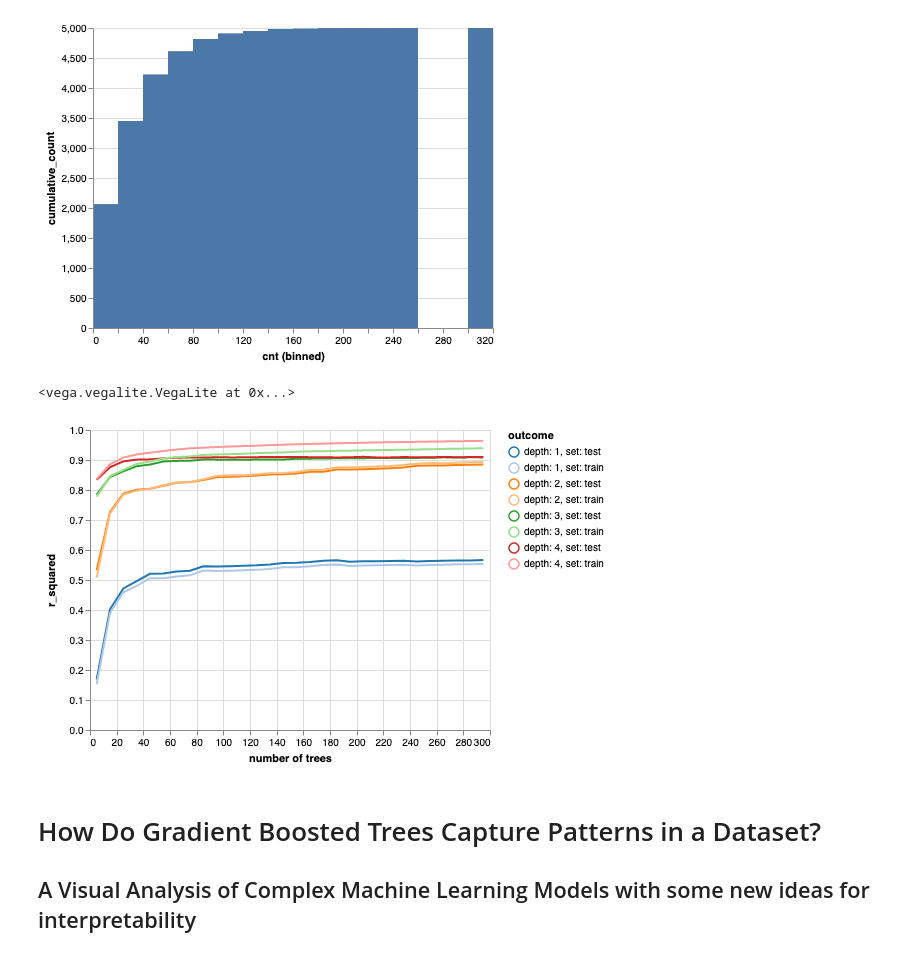
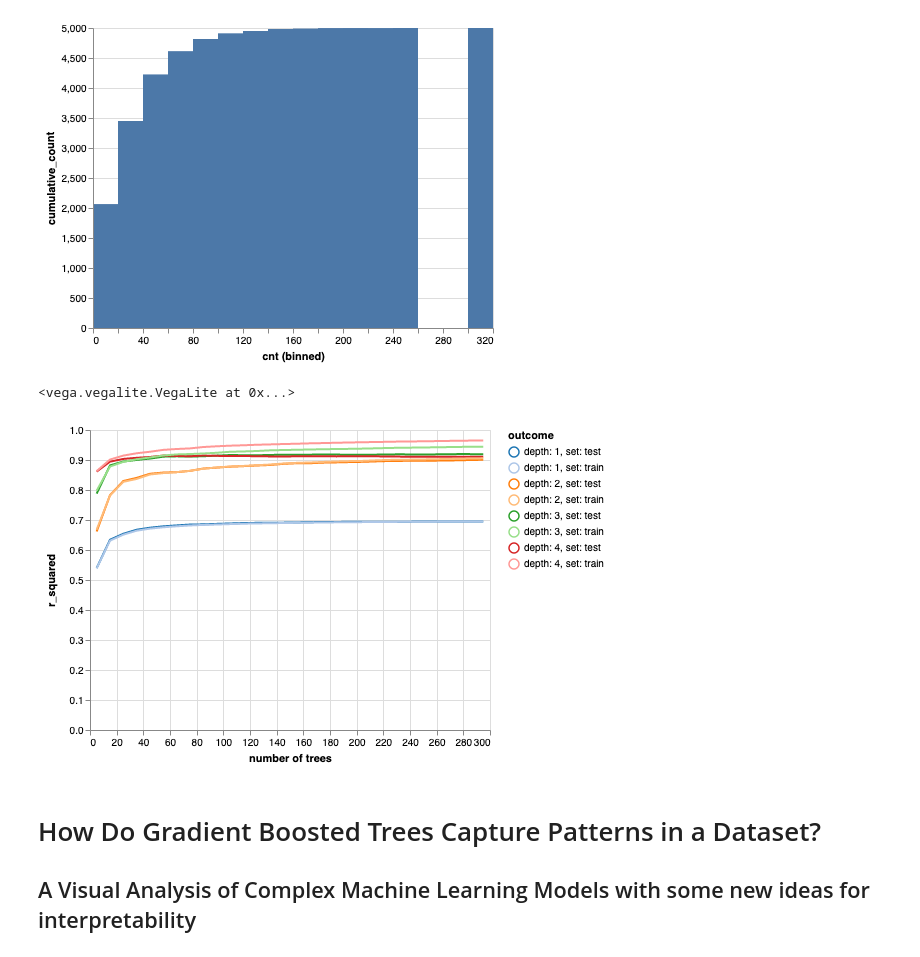
Before and after one commit to MattJBritton/ForestfortheTrees, a Jupyter notebook: developmentWorkbook.ipynb, the cells around one changed output. Cells and saved outputs as stored; diff of their text form; code cells hidden in the pictures.

```diff
--- a/developmentWorkbook.ipynb
+++ b/developmentWorkbook.ipynb
@@ -1203,8 +1196,8 @@ for estimators in range(5, 300, 10):
             {
                 "number of trees" : estimators,
                 "depth" : depth,
-                "train" : r2_score(model.predict(train_x), train_y),
-                "test" : r2_score(model.predict(test_x), test_y)
+                "train" : r2_score(train_y, model.predict(train_x)),
+                "test" : r2_score(test_y, model.predict(test_x))
             }
         )
 effect_additional_trees_df = pd.DataFrame(effect_additional_trees)
@@ -1220,12 +1213,13 @@ effect_additional_trees_df["outcome"] = effect_additional_trees_df.apply(
 # %%
 alt.Chart(effect_additional_trees_df).mark_line().encode(
     x = "number of trees:Q",
     y = "r_squared:Q",
-    color = alt.Color("outcome", type="nominal", scale = alt.Scale(scheme = "category20"))
+    color = alt.Color("outcome", type="nominal", scale = alt.Scale(scheme = "category20")),
+    tooltip = alt.Tooltip("outcome")
 ).interactive()
 # %% [output]
 <vega.vegalite.VegaLite at 0x...>
-[figure, old version]
+[figure, new version]
 # %% [markdown]
 # How Do Gradient Boosted Trees Capture Patterns in a Dataset?
 ## A Visual Analysis of Complex Machine Learning Models with some new ideas for interpretability
```
Also changed, not shown: parts of 31 cells of this notebook, 1 other file.
